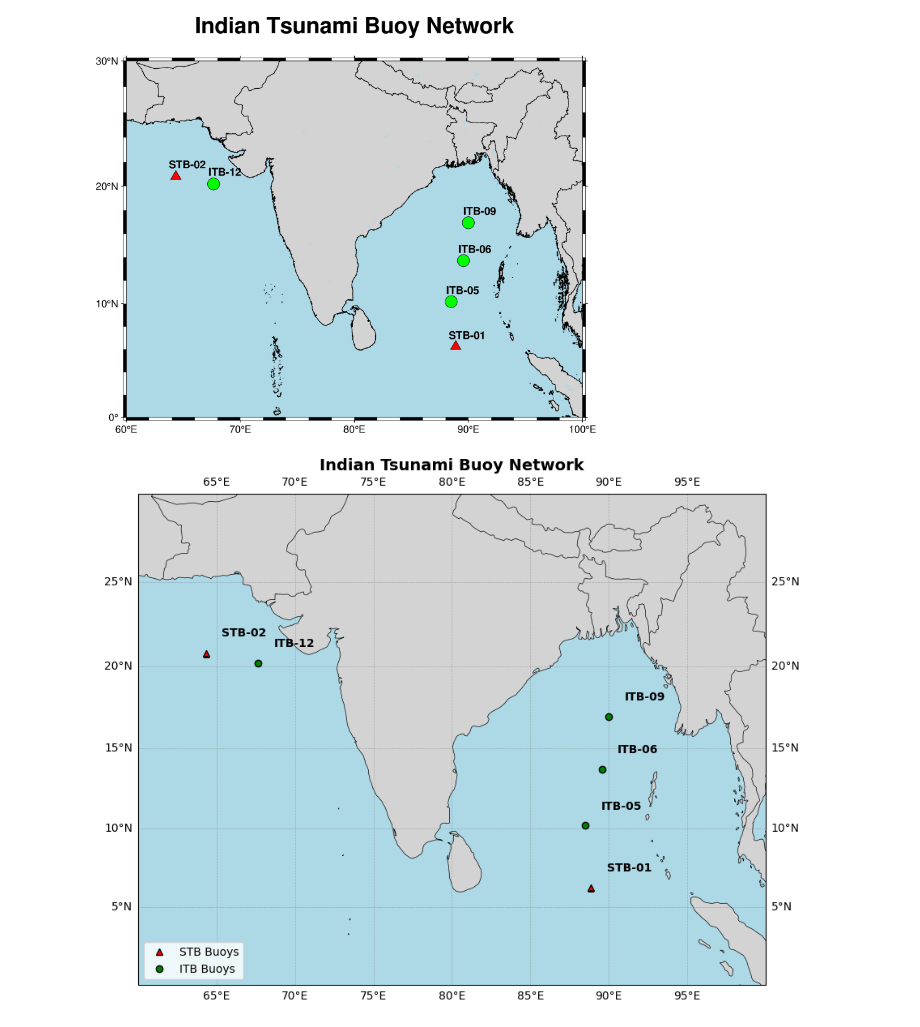
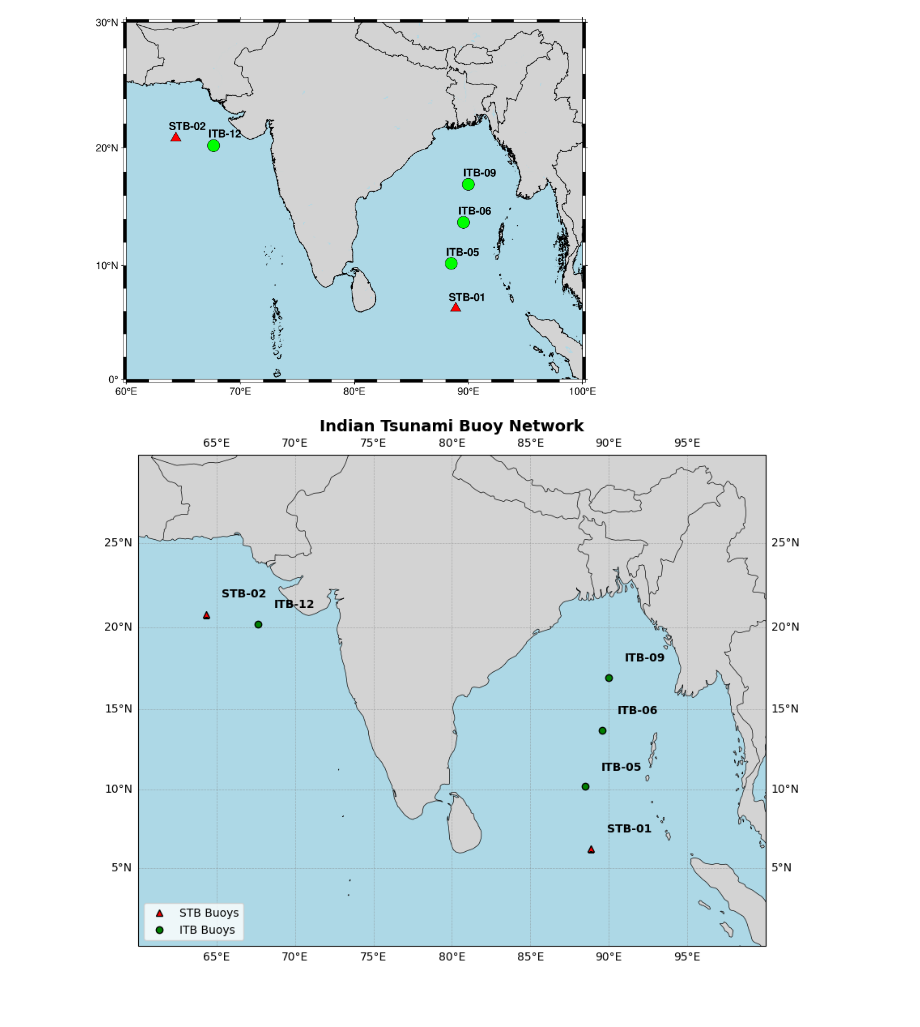
Before and after one commit to ravi19ved/my_projects, a Jupyter notebook: map_work/tsunami_buoy_network.ipynb, the cells around one changed output. Saved outputs shown, nothing was run; the diff lists cells and outputs as text; code cells hidden in the pictures; blank space fills up the shorter version.

```diff
--- a/map_work/tsunami_buoy_network.ipynb
+++ b/map_work/tsunami_buoy_network.ipynb
@@ -111,7 +111,7 @@ fig.coast(
     land="lightgray",
     water="lightblue",
     shorelines="1/0.5p,black",
-    frame=["af", "+tIndian Tsunami Buoy Network"],
+    frame=["af"], # "+tIndian Tsunami Buoy Network"
     borders="1/0.5p,black",
     resolution="h"
 )
@@ -131,34 +131,34 @@ fig.plot(
 fig.text(
     x= [i+1 for i in stb_buoys["longitude"]],
     y= [i+1 for i in stb_buoys["latitude"]],
     text=stb_buoys["name"],
     font="10p,Helvetica-Bold,black"
     )
 
 
 # Plot ITB Tsunami Buoys Locations
 
 fig.plot(
     x=itb_buoys["longitude"],
     y=itb_buoys["latitude"],
     style="c0.4c",  # Triangle symbol
     fill="green",
     pen="black"
     )
 
 # Plot ITB Tsunami Buoys Labels
 
 fig.text(
     x=[i+1 for i in itb_buoys["longitude"]],
     y=[i+1 for i in itb_buoys["latitude"]],
     text=itb_buoys["name"],
     font="10p,Helvetica-Bold,black"
     )
 
 # fig.savefig("indian_tsunami_buoy_network1.jpeg", dpi = 500)
 fig.show()
 # %% [output]
-[figure, old version]
+[figure, new version]
 # %%
 # Sample Code
 region = [60, 100, 0, 28]
```
Also changed, not shown: parts of 2 cells of this notebook, 26 other files.
